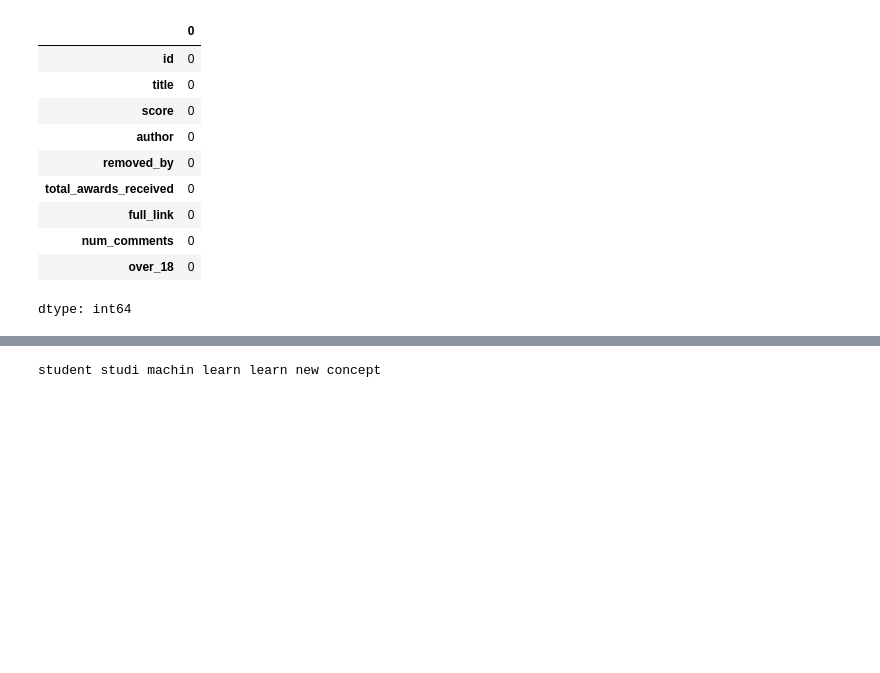
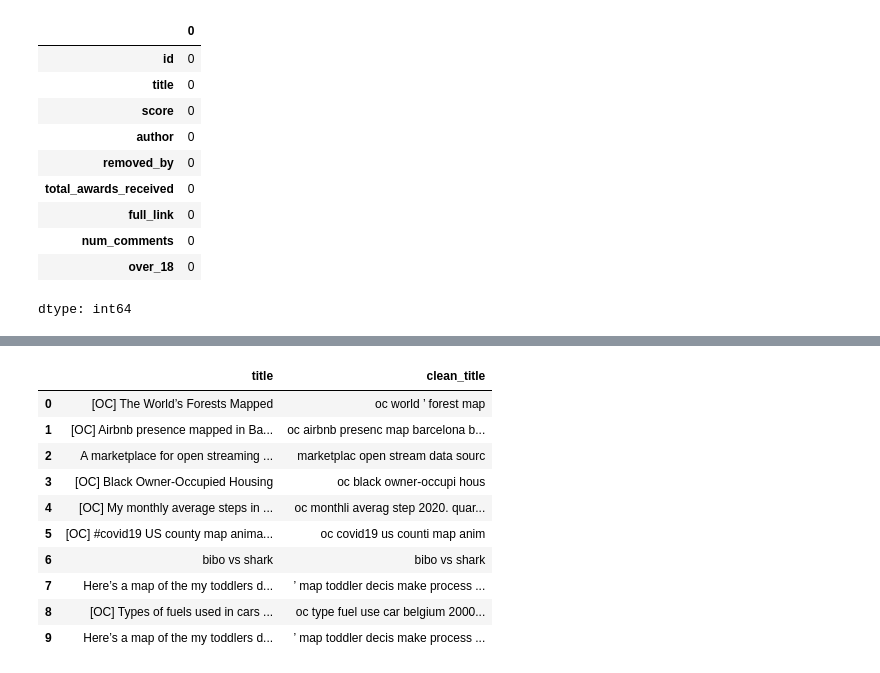
Before and after one commit to raina1234-a/Reddit-Post-Analysis-and-Moderation-Classifier, a Jupyter notebook: reddit_postClassification.ipynb, the cells around one changed output, grey strips where cells are left out. Saved outputs shown, nothing was run; the diff lists cells and outputs as text; code cells hidden in the pictures; blank space fills up the shorter version.

```diff
--- a/reddit_postClassification.ipynb
+++ b/reddit_postClassification.ipynb
@@ -252,5 +255,6 @@ df["adult_18"].value_counts()
 dtype: int64
 # %%
-for i in range(0,len(df)):
-  if df.loc[i,"removed_by"] != "NOT DELETED":
-    df.loc[i,"adult_18"] = 1
+df["adult_18"] = 0
+df.loc[df["removed_by"] != "NOT DELETED", "adult_18"] = 1
+
+df["adult_18"].value_counts()
@@ -288,10 +298,19 @@ def preprocess_text(text):
     stemmed_tokens = [stemmer.stem(word) for word in filtered_tokens]
 
     return ' '.join(stemmed_tokens)
-text = "The students are studying machine learning and they are learning new concepts."
-
-result = preprocess_text(text)
-
-print(result)
-# %% [output]
-student studi machin learn learn new concept
+# %%
+df["clean_title"] = df["title"].apply(preprocess_text)
+# %%
+df[["title", "clean_title"]].head(10)
+# %% [output]
+|  | title | clean_title |
+| 0 | [OC] The World’s Forests Mapped | oc world ’ forest map |
+| 1 | [OC] Airbnb presence mapped in Ba... | oc airbnb presenc map barcelona b... |
+| 2 | A marketplace for open streaming ... | marketplac open stream data sourc |
+| 3 | [OC] Black Owner-Occupied Housing | oc black owner-occupi hous |
+| 4 | [OC] My monthly average steps in ... | oc monthli averag step 2020. quar... |
+| 5 | [OC] #covid19 US county map anima... | oc covid19 us counti map anim |
+| 6 | bibo vs shark | bibo vs shark |
+| 7 | Here’s a map of the my toddlers d... | ’ map toddler decis make process ... |
+| 8 | [OC] Types of fuels used in cars ... | oc type fuel use car belgium 2000... |
+| 9 | Here’s a map of the my toddlers d... | ’ map toddler decis make process ... |
```
Also changed, not shown: parts of 20 cells of this notebook.
